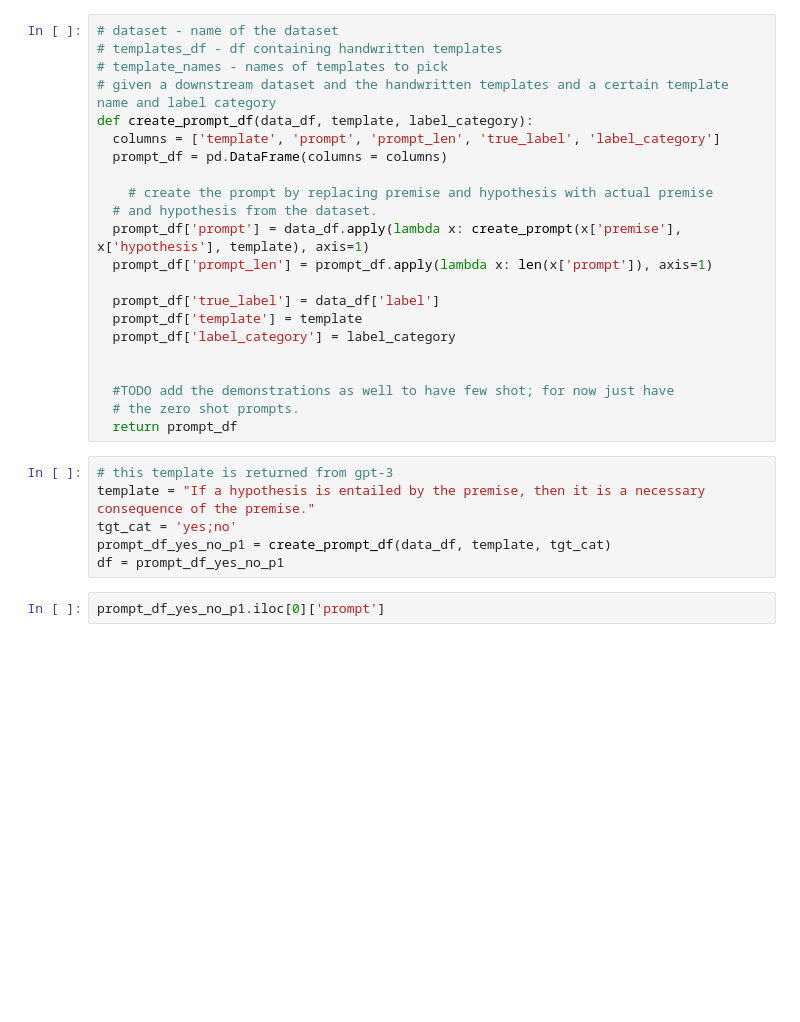
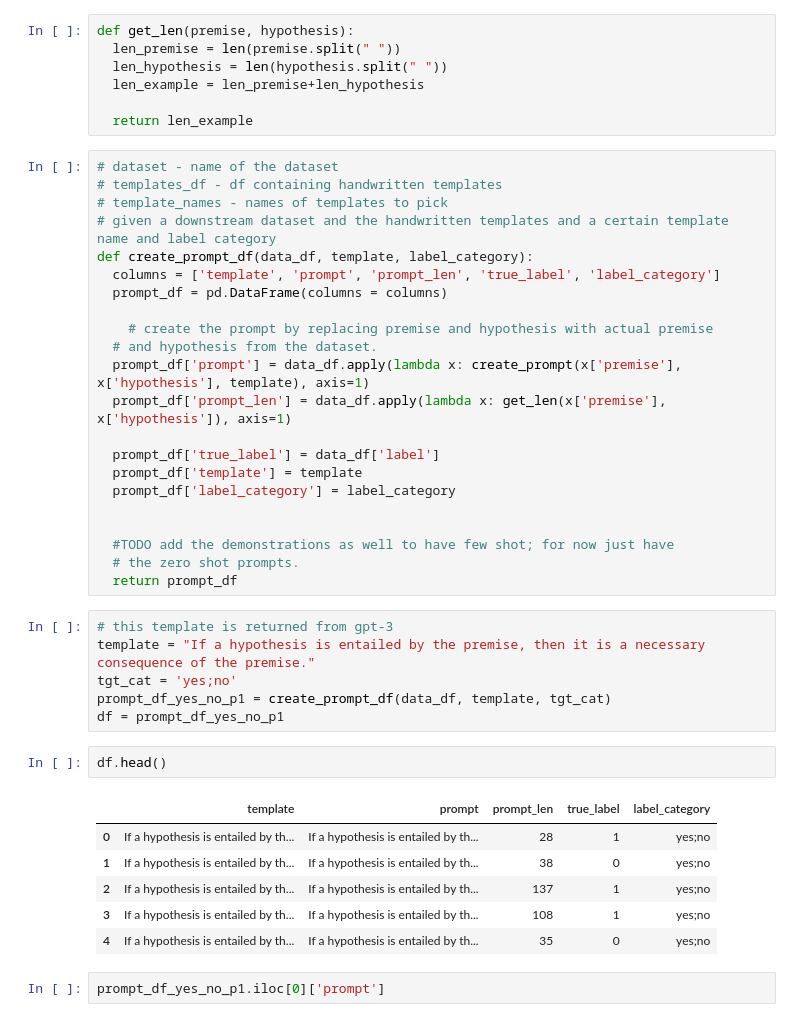
Before and after one commit to SherinBojappa/prompting, a Jupyter notebook: ask_gpt_3.ipynb, the cells around one changed output. Saved outputs shown, nothing was run; the diff lists cells and outputs as text; blank space fills up the shorter version.

```diff
--- a/ask_gpt_3.ipynb
+++ b/ask_gpt_3.ipynb
@@ -81,6 +81,13 @@ data_df = pd.DataFrame(dev_set)
 def create_prompt(premise, hypothesis, template):
   prompt = "{} \n Premise: {} \n Hypothesis: {} \n Yes or No?".format(template, premise, hypothesis)
   return prompt
+# %%
+def get_len(premise, hypothesis):
+  len_premise = len(premise.split(" "))
+  len_hypothesis = len(hypothesis.split(" "))
+  len_example = len_premise+len_hypothesis
+
+  return len_example
 # %%
 # dataset - name of the dataset
 # templates_df - df containing handwritten templates
@@ -93,7 +100,7 @@ def create_prompt_df(data_df, template, label_category):
     # create the prompt by replacing premise and hypothesis with actual premise
   # and hypothesis from the dataset.
   prompt_df['prompt'] = data_df.apply(lambda x: create_prompt(x['premise'], x['hypothesis'], template), axis=1)
-  prompt_df['prompt_len'] = prompt_df.apply(lambda x: len(x['prompt']), axis=1)
+  prompt_df['prompt_len'] = data_df.apply(lambda x: get_len(x['premise'], x['hypothesis']), axis=1)
 
   prompt_df['true_label'] = data_df['label']
   prompt_df['template'] = template
@@ -109,6 +116,15 @@ template = "If a hypothesis is entailed by the premise, then it is a necessary c
 tgt_cat = 'yes;no'
 prompt_df_yes_no_p1 = create_prompt_df(data_df, template, tgt_cat)
 df = prompt_df_yes_no_p1
+# %%
+df.head()
+# %% [output]
+|  | template | prompt | prompt_len | true_label | label_category |
+| 0 | If a hypothesis is entailed by th... | If a hypothesis is entailed by th... | 28 | 1 | yes;no |
+| 1 | If a hypothesis is entailed by th... | If a hypothesis is entailed by th... | 38 | 0 | yes;no |
+| 2 | If a hypothesis is entailed by th... | If a hypothesis is entailed by th... | 137 | 1 | yes;no |
+| 3 | If a hypothesis is entailed by th... | If a hypothesis is entailed by th... | 108 | 1 | yes;no |
+| 4 | If a hypothesis is entailed by th... | If a hypothesis is entailed by th... | 35 | 0 | yes;no |
 # %%
 prompt_df_yes_no_p1.iloc[0]['prompt']
 # %% [output]
```
Also changed, not shown: parts of 3 cells of this notebook.
